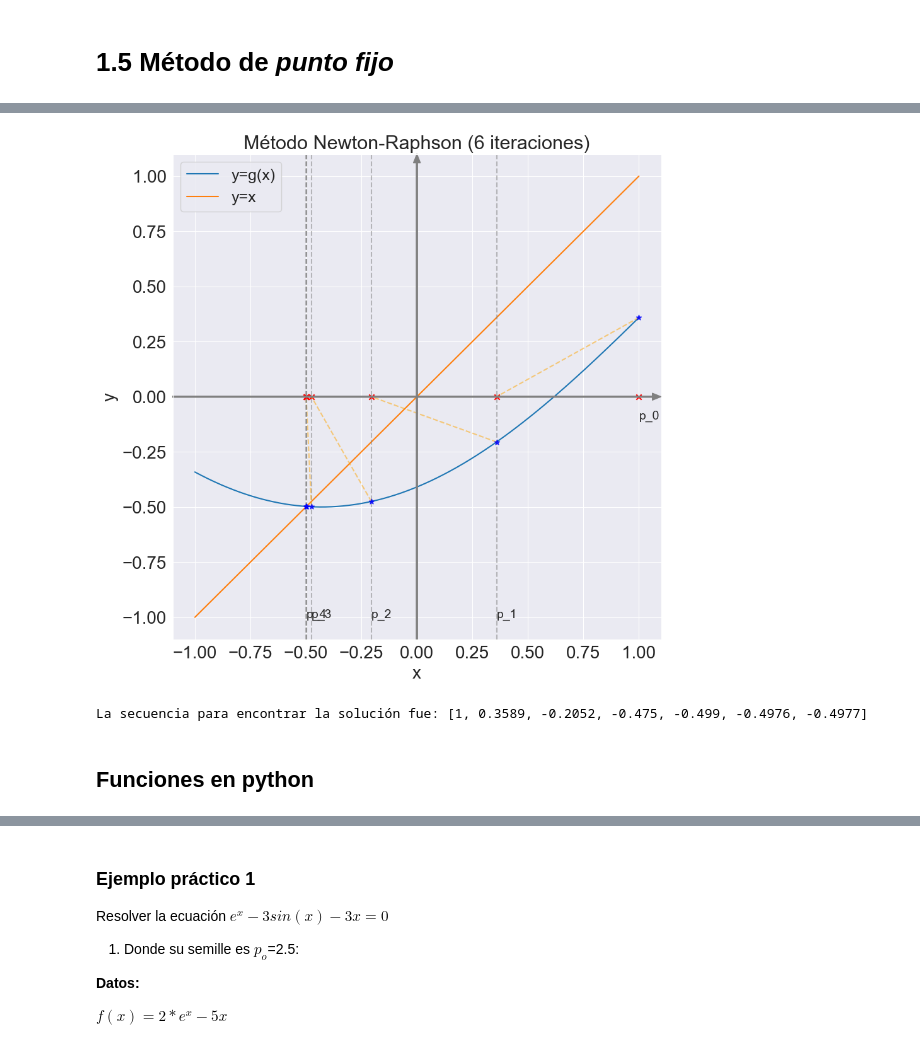
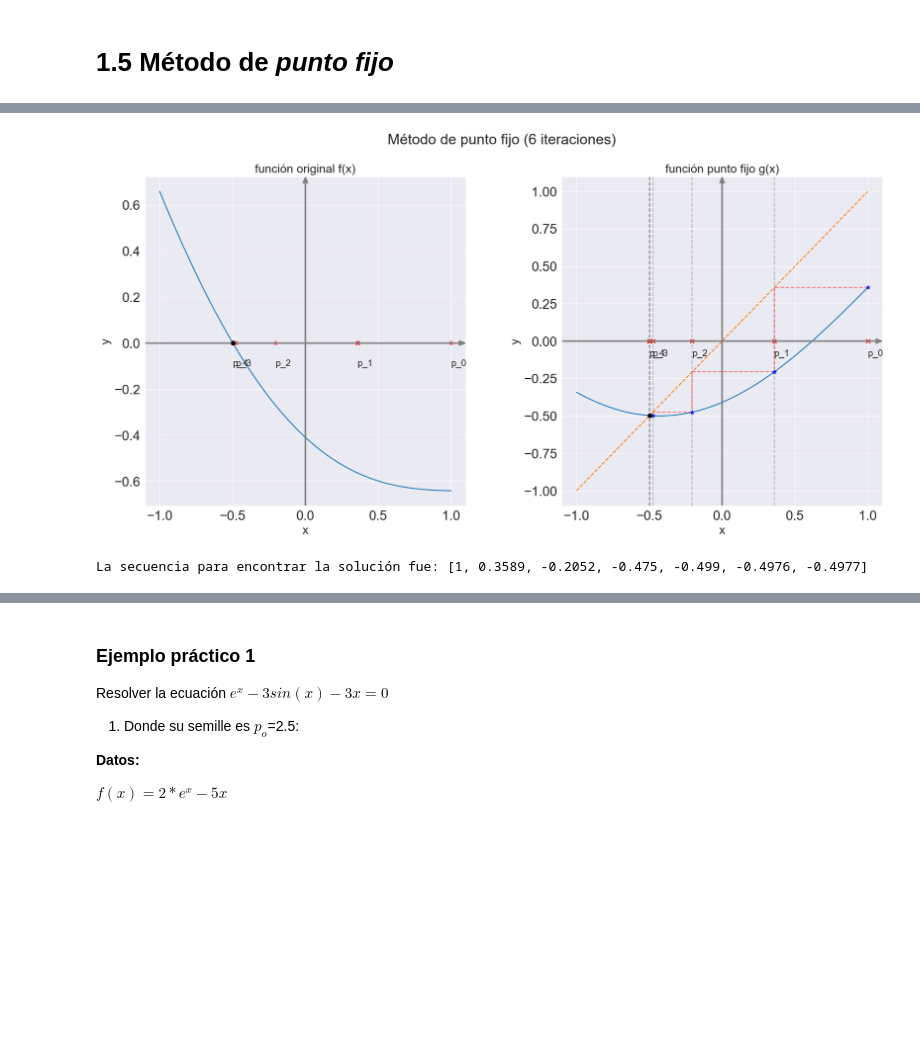
Before and after one commit to caramirezs/MetNum_librodigital, a Jupyter notebook: 1_Ecuaciones_de_una_variable/1.5_Metodo_de_punto_fijo.ipynb, the cells around one changed output, grey strips where cells are left out. Drawn from its saved outputs; the diff is of its cells as text; code cells hidden in the pictures; blank space fills up the shorter version.

```diff
--- a/1_Ecuaciones_de_una_variable/1.5_Metodo_de_punto_fijo.ipynb
+++ b/1_Ecuaciones_de_una_variable/1.5_Metodo_de_punto_fijo.ipynb
@@ -56,62 +56,74 @@ lista_sol = [p_0]
 sns.set_style('darkgrid') # Agrega el estilo "dark" de Seaborn
 # Crea una figura y un objeto de ejes (axis) utilizando matplotlib.
 # figsize se utiliza para establecer el tamaño de la figura.
-fig, ax = plt.subplots(figsize=(10, 10))
-# Graficar la función
-ax.plot(x, g(x), label='y=g(x)')
-ax.plot(x, x, label='y=x')
+fig, (ax1, ax2) = plt.subplots(ncols=2, figsize=(20, 9), gridspec_kw={'width_ratios': [1, 1], 'height_ratios': [1]})
+fig.subplots_adjust(wspace=0.3)
 
-ax.scatter(p_0, g(p_0), color='blue', alpha=0.8, marker='*', zorder=3)
-ax.scatter(p_0, 0, color='red', alpha=1, marker='x', zorder=2)
+# Grafica del punto fijo
+ax2.plot(x, g(x), label='y = g(x)')
+ax2.plot(x, x, label='y = x', linestyle='--')
+
+ax2.scatter(p_0, g(p_0), color='blue', alpha=0.8, marker='*', zorder=3)
+ax2.scatter(p_0, 0, color='red', alpha=1, marker='x', zorder=2)
 plt.text(p_0, -0.1, f"p_0", fontsize=14)
 
 # Iterar hasta que la tolerancia sea alcanzada o se supere el número máximo de iteraciones
 ite= 1
 while ite <= max_ite:
     if g(p_0) == p_0:
         break
     p_i = g(p_0)  # punto fijo
     # Agregar p_i a la lista de aproximaciones
     lista_sol.append(round(p_i,4))
 
     # Graficar la línea vertical en p_i y el punto en la grafica
-    ax.axvline(x=p_i, linestyle='--', color='gray', alpha=0.5, zorder=2)
-    ax.scatter(p_i, g(p_i), color='blue', alpha=0.8, marker='*', zorder=3)
-    ax.scatter(p_i, 0, color='red', alpha=1, marker='x', zorder=2)
+    ax2.axvline(x=p_i, linestyle='--', color='gray', alpha=0.5, zorder=2)
+    ax2.scatter(p_i, g(p_i), color='blue', alpha=0.8, marker='*', zorder=3)
+    ax2.scatter(p_i, 0, color='red', alpha=1, marker='x', zorder=2)
     # texto
     if ite <= 4:
-        plt.text(p_i, -0.1, f"p_{ite}", fontsize=14)
-        plt.plot([p_0, p_i], [g(p_0), 0], '--', color='orange', alpha=0.5, zorder=2)
+        ax2.text(p_i, -0.1, f"p_{ite}", fontsize=14)
+        ax2.plot([p_0, p_i, p_i], [g(p_0), p_i, g(p_i)], '--', color='red', alpha=0.5, zorder=2)
 
     if abs(p_i-p_0) < tolerancia:
         break
     p_0 = p_i
     ite += 1
 
-# Graficar el punto final encontrado
-#ax.scatter(p_i, 0, color='red', alpha=0.8, marker='x', label='raíz aproximada')
-#plt.plot([p_0, p_i], [g(p_0), 0], '--', color='orange', alpha=0.5, label='recta tangente', zorder=2)
-#ax.scatter(p_i, g(p_i), color='black', label='raíz encontrada', zorder=3)
+#Graficar el punto final encontrado
+ax2.scatter(p_i, 0, color='red', alpha=0.8, marker='x', label='raíz aproximada')
+ax2.scatter(p_i, g(p_i), color='black', label='raíz encontrada', zorder=3)
 
+xmin, xmax = ax2.get_xlim()
+ymin, ymax = ax2.get_ylim()
+ax2.tick_params(labelsize=20, axis='x')
+ax2.tick_params(labelsize=20, axis='y')
+ax2.annotate("", xy=(xmax, 0), xytext=(xmin, 0), arrowprops=dict(color='gray', width=1.5, headwidth=8, headlength=10), zorder=2)
+ax2.annotate("", xy=(0, ymax), xytext=(0, ymin), arrowprops=dict(color='gray', width=1.5, headwidth=8, headlength=10), zorder=2)
+ax2.set_xlabel('x',fontsize=18)
+ax2.set_ylabel('y',fontsize=18)
+ax2.set_title('función punto fijo g(x)', fontsize=18)
 
-### EJES ###
-# Obtiene los límites inferior y superior de x y y de los ejes del objeto de ejes.
-xmin, xmax = ax.get_xlim()
-ymin, ymax = ax.get_ylim()
-# label size de los ejes
-ax.tick_params(labelsize=20, axis='x')
-ax.tick_params(labelsize=20, axis='y')
-# Agrega flechas a los ejes x e y para indicar su dirección.
-ax.annotate("", xy=(xmax, 0), xytext=(xmin, 0), arrowprops=dict(color='gray', width=1.5, headwidth=8, headlength=10), zorder=2)
-ax.annotate("", xy=(0, ymax), xytext=(0, ymin), arrowprops=dict(color='gray', width=1.5, headwidth=8, headlength=10), zorder=2)
+# Grafica original
+ax1.plot(x, f(x), label='y = f(x)')
+ax1.scatter(lista_sol, np.zeros(ite + 1), marker='*',color='red', alpha=0.5, zorder=2, s=50)
+for i in range(5):
+    ax1.text(lista_sol[i], -0.1, f"p_{i}", fontsize=14)
+ax1.scatter(lista_sol[1], 0, color='red', alpha=0.8, marker='x', label='raíz aproximada')
+ax1.scatter(lista_sol[-1], 0, color='black', label='raíz encontrada', zorder=3)
+xmin, xmax = ax1.get_xlim()
+ymin, ymax = ax1.get_ylim()
+ax1.tick_params(labelsize=20, axis='x')
+ax1.tick_params(labelsize=20, axis='y')
+ax1.annotate("", xy=(xmax, 0), xytext=(xmin, 0), arrowprops=dict(color='gray', width=1.5, headwidth=8, headlength=10), zorder=2)
+ax1.annotate("", xy=(0, ymax), xytext=(0, ymin), arrowprops=dict(color='gray', width=1.5, headwidth=8, headlength=10), zorder=2)
+ax1.set_xlabel('x',fontsize=18)
+ax1.set_ylabel('y',fontsize=18)
+ax1.set_title('función original f(x)', fontsize=18)
 
-# Configurar la gráfica
-plt.legend(fontsize=18)
-plt.xlabel('x', fontsize=20)
-plt.ylabel('y', fontsize=20)
-plt.title(f'Método Newton-Raphson ({ite} iteraciones)', fontsize=22)
+fig.suptitle(f'Método de punto fijo ({ite} iteraciones)', fontsize=22)
 plt.show()
 print(f'La secuencia para encontrar la solución fue: {lista_sol}')
 # %% [output]
-[figure, old version]
+[figure, new version]
 La secuencia para encontrar la solución fue: [1, 0.3589, -0.2052, -0.475, -0.499, -0.4976, -0.4977]
@@ -123,5 +130,3 @@ import matplotlib.pyplot as plt
-# %% [markdown]
-## Funciones en python
 # %%
 def graficar(f, x_i, x_f, num=1000):
         plt.style.use('seaborn')
```
Also changed, not shown: parts of 2 cells of this notebook, 14 other files.
